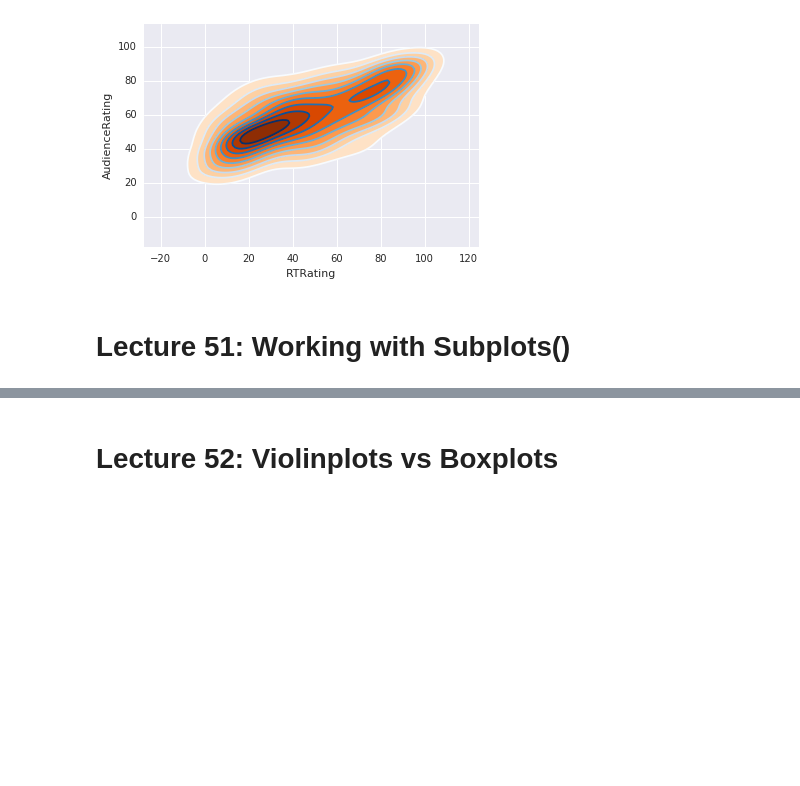
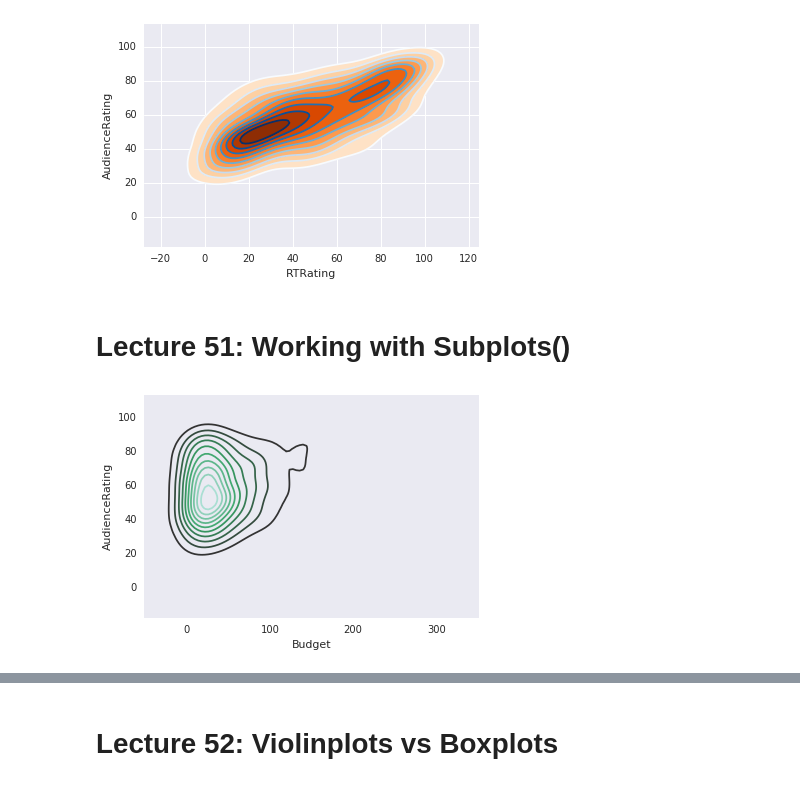
Before and after one commit to eloydrummerboy/Udemy, a Jupyter notebook: Python_A_to_Z/S6_Advanced_Visualization.ipynb, the cells around one changed output, grey strips where cells are left out. Cells and saved outputs as stored; diff of their text form; code cells hidden in the pictures; blank space fills up the shorter version.

```diff
--- a/Python_A_to_Z/S6_Advanced_Visualization.ipynb
+++ b/Python_A_to_Z/S6_Advanced_Visualization.ipynb
@@ -311,3 +311,8 @@ k12 = sns.kdeplot(movies.RTRating, movies.AudienceRating,cmap='Blues')
 [figure]
 # %% [markdown]
 # Lecture 51: Working with Subplots()
+# %%
+sns.set_style("dark")
+k1 = sns.kdeplot(movies.Budget, movies.AudienceRating)
+# %% [output]
+[figure, added]
```
Also changed, not shown: parts of 24 cells of this notebook.
